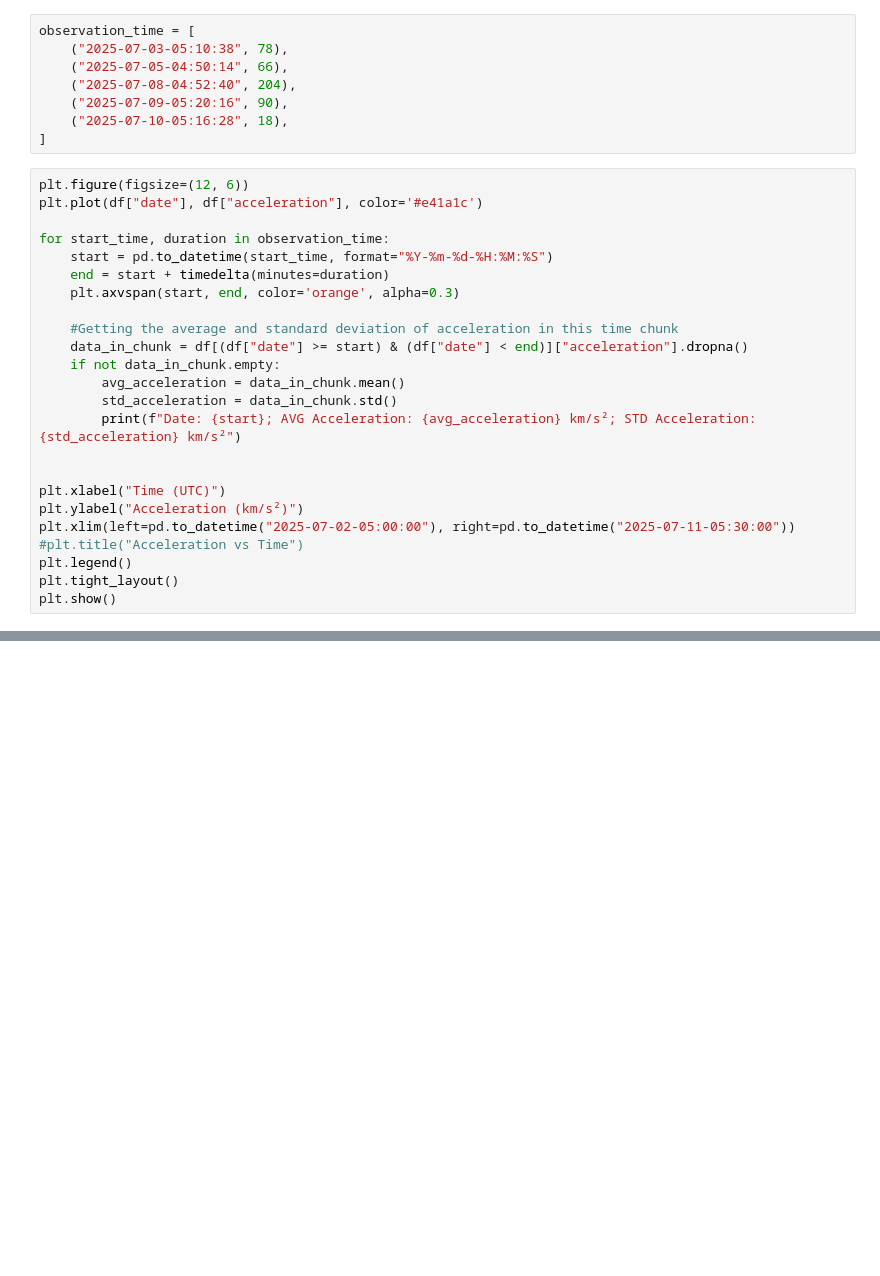
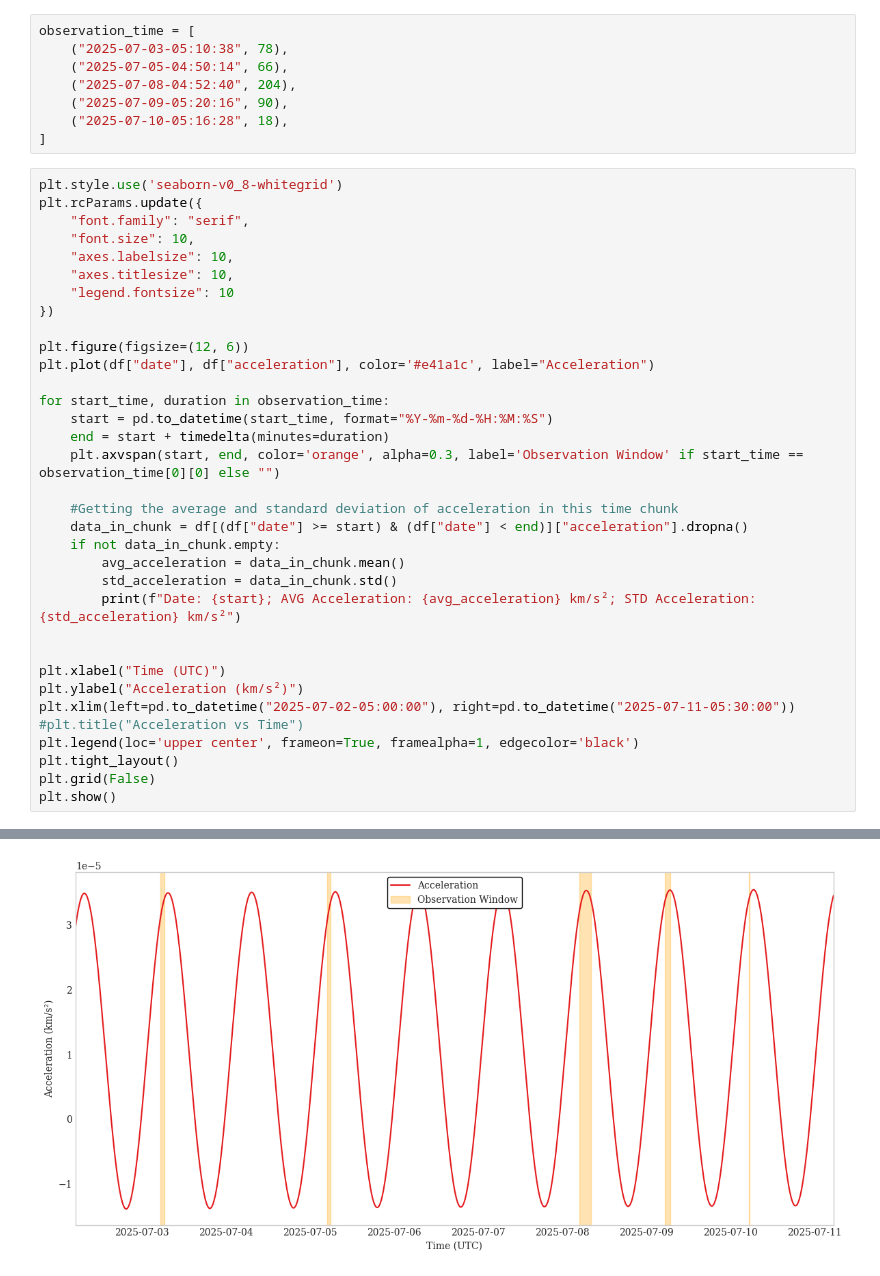
Before and after one commit to valegl04/BL_ATA_Alerts, a Jupyter notebook: ATA/deldot_acceleration.ipynb, the cells around one changed output, grey strips where cells are left out. Drawn from its saved outputs; the diff is of its cells as text; blank space fills up the shorter version.

Commit message:
NEW PLOTS

```diff
--- a/ATA/deldot_acceleration.ipynb
+++ b/ATA/deldot_acceleration.ipynb
@@ -46,13 +66,22 @@ observation_time = [
     ("2025-07-10-05:16:28", 18),
 ]
 # %%
+plt.style.use('seaborn-v0_8-whitegrid')
+plt.rcParams.update({
+    "font.family": "serif",
+    "font.size": 10,
+    "axes.labelsize": 10,
+    "axes.titlesize": 10,
+    "legend.fontsize": 10
+})
+
 plt.figure(figsize=(12, 6))
-plt.plot(df["date"], df["acceleration"], color='#e41a1c')
+plt.plot(df["date"], df["acceleration"], color='#e41a1c', label="Acceleration")
 
 for start_time, duration in observation_time:
     start = pd.to_datetime(start_time, format="%Y-%m-%d-%H:%M:%S")
     end = start + timedelta(minutes=duration)
-    plt.axvspan(start, end, color='orange', alpha=0.3)
+    plt.axvspan(start, end, color='orange', alpha=0.3, label='Observation Window' if start_time == observation_time[0][0] else "")
 
     #Getting the average and standard deviation of acceleration in this time chunk
     data_in_chunk = df[(df["date"] >= start) & (df["date"] < end)]["acceleration"].dropna()
@@ -66,6 +95,8 @@ plt.xlabel("Time (UTC)")
 plt.ylabel("Acceleration (km/s²)")
 plt.xlim(left=pd.to_datetime("2025-07-02-05:00:00"), right=pd.to_datetime("2025-07-11-05:30:00"))
 #plt.title("Acceleration vs Time")
-plt.legend()
+plt.legend(loc='upper center', frameon=True, framealpha=1, edgecolor='black')
 plt.tight_layout()
+plt.grid(False)
 plt.show()
+# %% [output]
@@ -71,0 +108 @@ plt.show()
+[figure, added]
```
Also changed, not shown: parts of 3 cells of this notebook, 4 other files.
